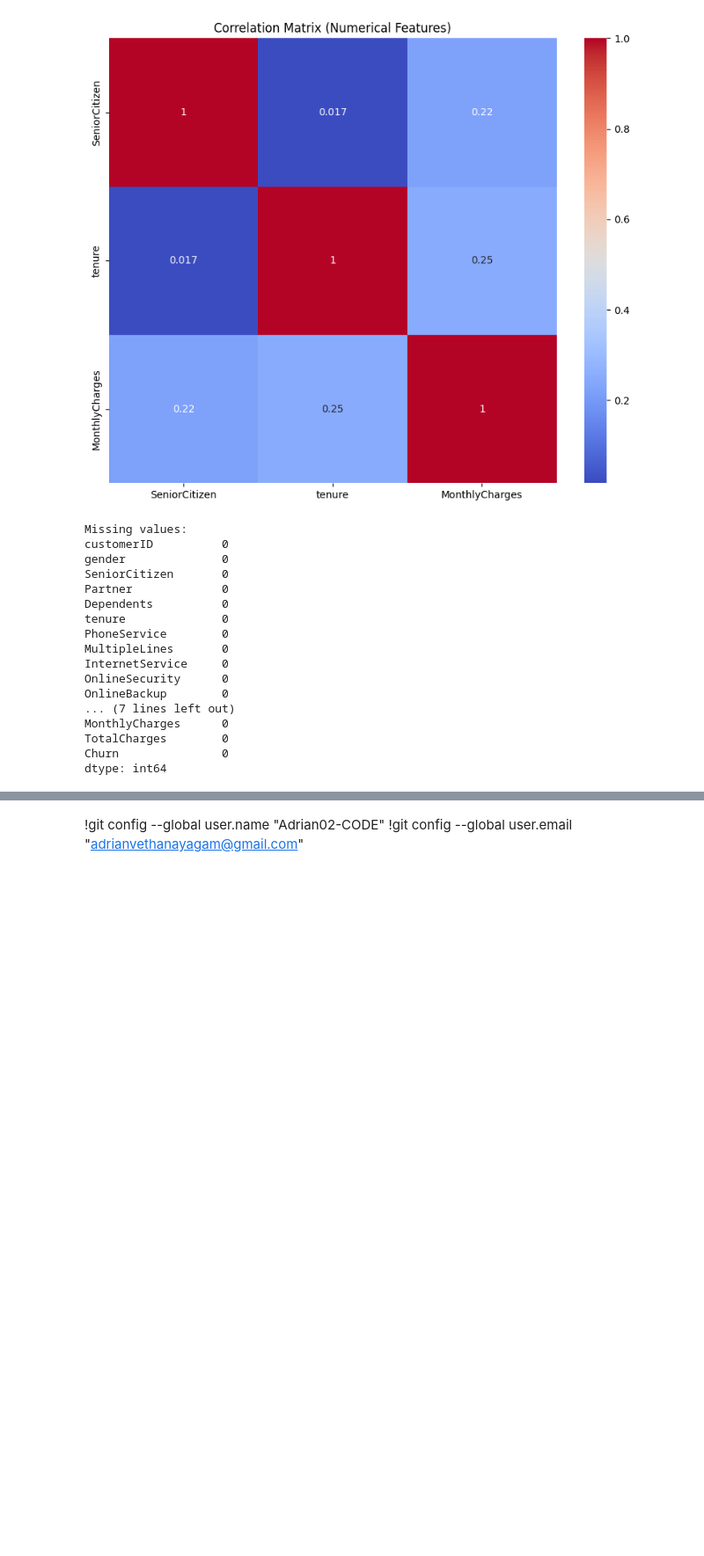
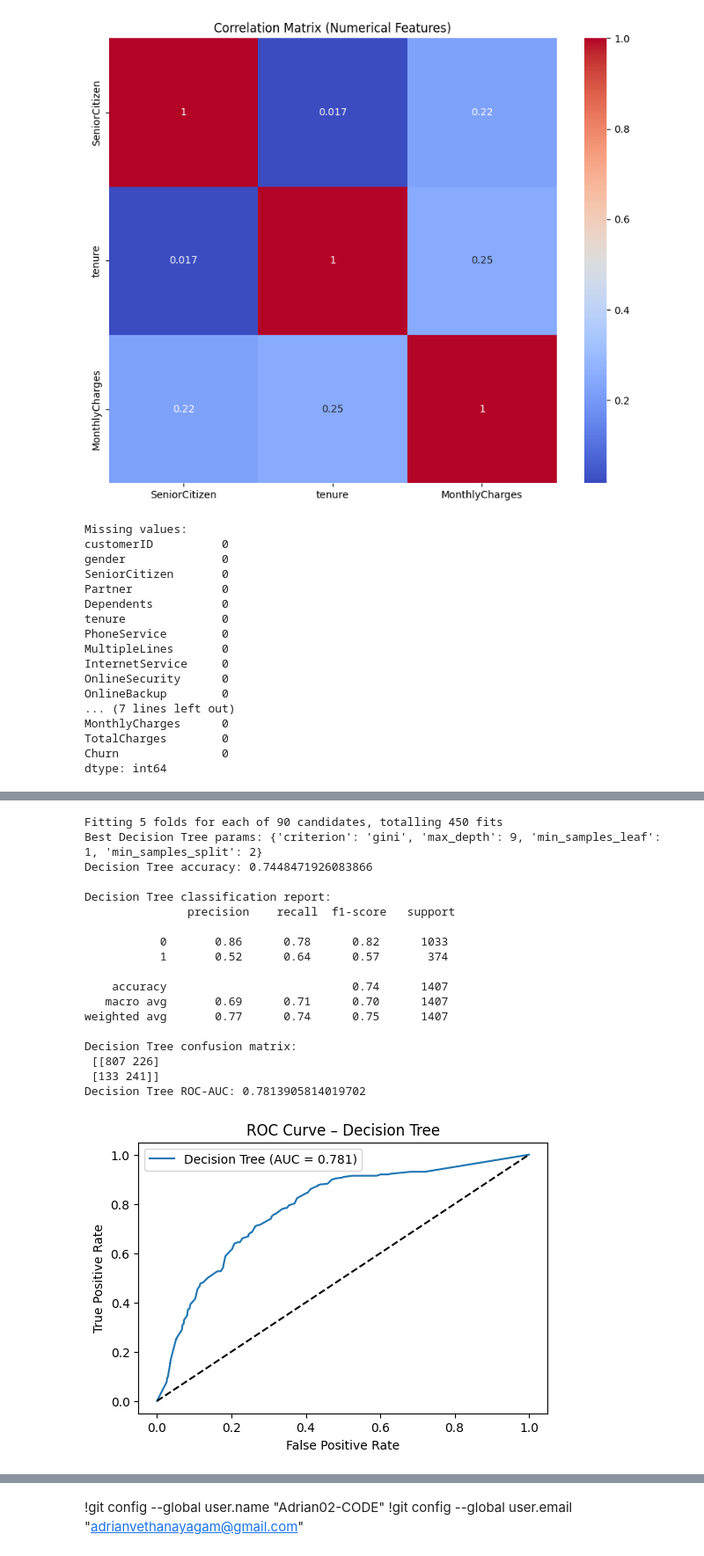
Before and after one commit to ADRIAN02-CODE/telco-churn-prediction, a Jupyter notebook: telco_churn_prediction.ipynb, the cells around one changed output, grey strips where cells are left out. Shown at 88% size. Saved outputs shown, nothing was run; the diff lists cells and outputs as text; code cells hidden in the pictures; blank space fills up the shorter version.

Commit message:
contains a modular and reproducible pipeline for analyzing and predicting customer churn

```diff
--- a/telco_churn_prediction.ipynb
+++ b/telco_churn_prediction.ipynb
@@ -157,0 +211,69 @@ dtype: int64
+# %%
+# ===== Decision Tree: training, tuning, evaluation =====
+
+dt = DecisionTreeClassifier(random_state=RANDOM_STATE)
+
+param_grid = {
+    "max_depth": [3, 5, 7, 9, None],
+    "min_samples_split": [2, 5, 10],
+    "min_samples_leaf": [1, 2, 4],
+    "criterion": ["gini", "entropy"]
+}
+
+grid_dt = GridSearchCV(
+    dt,
+    param_grid,
+    cv=5,
+    scoring="accuracy",
+    n_jobs=-1,
+    verbose=1
+)
+
+grid_dt.fit(X_train_res, y_train_res)
+
+best_dt = grid_dt.best_estimator_
+print("Best Decision Tree params:", grid_dt.best_params_)
+
+# Evaluation
+y_pred_dt = best_dt.predict(X_test)
+y_proba_dt = best_dt.predict_proba(X_test)[:, 1]
+
+print("Decision Tree accuracy:", accuracy_score(y_test, y_pred_dt))
+print("\nDecision Tree classification report:\n", classification_report(y_test, y_pred_dt))
+
+cm_dt = confusion_matrix(y_test, y_pred_dt)
+print("Decision Tree confusion matrix:\n", cm_dt)
+
+roc_dt = roc_auc_score(y_test, y_proba_dt)
+print("Decision Tree ROC‑AUC:", roc_dt)
+
+# ROC curve
+fpr_dt, tpr_dt, _ = roc_curve(y_test, y_proba_dt)
+plt.figure(figsize=(6, 4))
+plt.plot(fpr_dt, tpr_dt, label=f"Decision Tree (AUC = {roc_dt:.3f})")
+plt.plot([0, 1], [0, 1], "k--")
+plt.xlabel("False Positive Rate")
+plt.ylabel("True Positive Rate")
+plt.title("ROC Curve – Decision Tree")
+plt.legend()
+plt.show()
+# %% [output]
+Fitting 5 folds for each of 90 candidates, totalling 450 fits
+Best Decision Tree params: {'criterion': 'gini', 'max_depth': 9, 'min_samples_leaf': 1, 'min_samples_split': 2}
+Decision Tree accuracy: 0.7448471926083866
+
+Decision Tree classification report:
+               precision    recall  f1-score   support
+
+           0       0.86      0.78      0.82      1033
+           1       0.52      0.64      0.57       374
+
+    accuracy                           0.74      1407
+   macro avg       0.69      0.71      0.70      1407
+weighted avg       0.77      0.74      0.75      1407
+
+Decision Tree confusion matrix:
+ [[807 226]
+ [133 241]]
+Decision Tree ROC‑AUC: 0.7813905814019702
+[figure, added]
```
Also changed, not shown: parts of 8 cells of this notebook.
